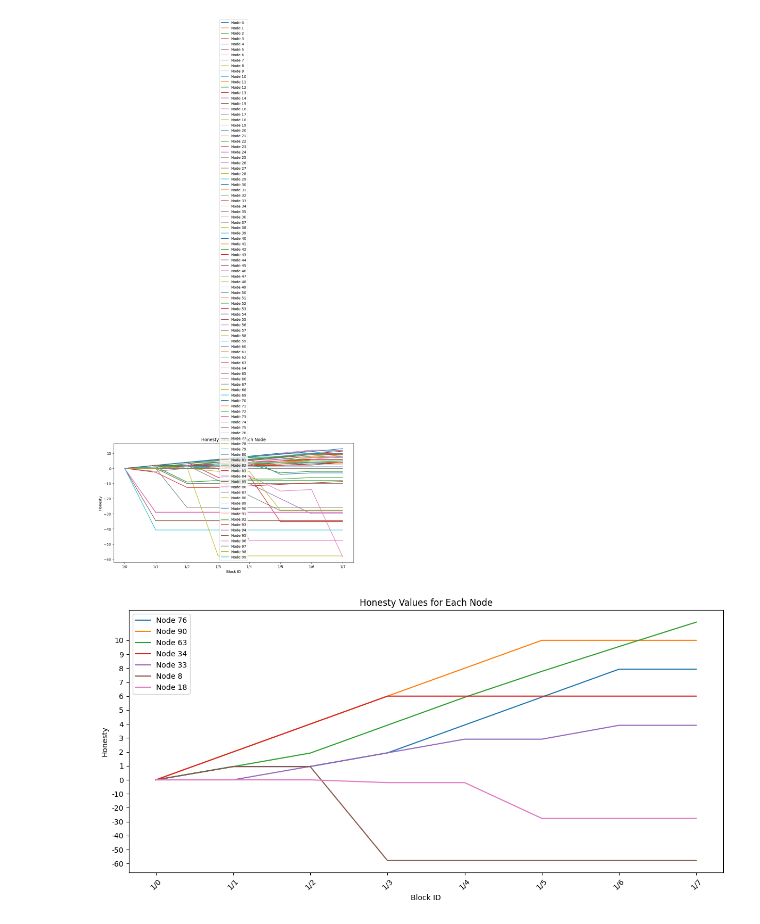
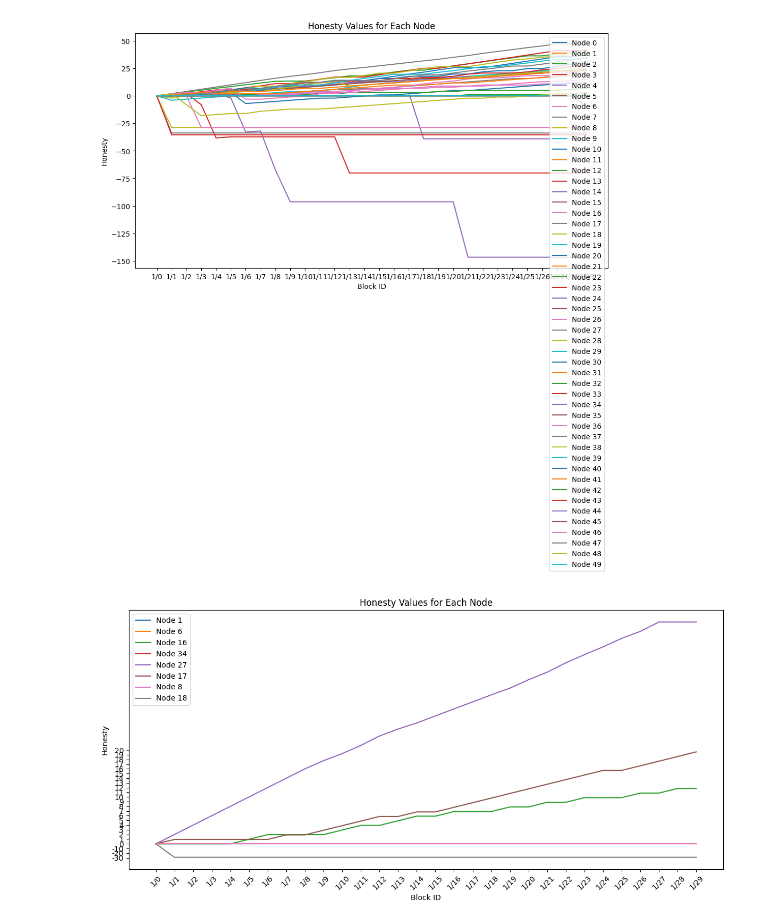
Before and after one commit to PFEWorkspace/code, a Jupyter notebook: scratch/subdir/utils/plot.ipynb, the cells around one changed output. Drawn from its saved outputs; the diff is of its cells as text; code cells hidden in the pictures.

Commit message:
score selection with 50 nodes and alpha 0.2 simulation done

```diff
--- a/scratch/subdir/utils/plot.ipynb
+++ b/scratch/subdir/utils/plot.ipynb
@@ -1,7 +30,7 @@
 # %%
 import json
 import numpy as np
-with open("../../../blockchain.json",'r') as f:
+with open("../results/score_alpha02_nodes50/blockchain.json",'r') as f:
     data = json.load(f)
 # %%
 # Create a dictionary to store honesty values for each nodeId
@@ -20,7 +49,7 @@ for json_obj in data:
             honesty_values_dict[node_id].append(honesty)
 
 # Print honesty values for each node in a single line
-for node_id in range(0, 100):  # Assuming node IDs are from 1 to 100
+for node_id in range(0, 50):  # Assuming node IDs are from 1 to 100
     if node_id in honesty_values_dict:
         honesty_list = honesty_values_dict[node_id]
         if len(honesty_list)==7 :
@@ -78,40 +107,40 @@ plt.tight_layout()
 # Show or save the plot
 plt.show()
 # %% [output]
-[figure, old version]
+[figure, new version]
 # %%
-y = [-6,-5,-4,-3, -2, -1, 0,1,2,3,4,5,6,7,8,9,10]
-y_ticks = [-60,-50,-40,-30, -20,-10, 0,1,2,3,4,5,6,7,8,9,10]  # Custom y-axis tick values
+y = [-3, -2, -1, 0,1,2,3,4,5,6,7,8,9,10,11,12,13,14,15,16,17,18,19,20]
+y_ticks = [-30, -20,-10, 0,1,2,3,4,5,6,7,8,9,10,11,12,13,14,15,16,17,18,19,20]  # Custom y-axis tick values
 
 
 def process_y_values(y_values):
     return [y / 10 if y < 0 else y for y in y_values]
 
 
 
-specific_node_ids = [76,90,63,34,33,8,18]
+specific_node_ids = [1,6,16,34,27,17,8,18]
 
 # Prepare data for plotting
 # node_ids = sorted(honesty_values_dict.keys())
 block_ids = [json_obj['BlockId'] for json_obj in data]
 
 plt.figure(figsize=(12, 6))
 
 # Plot honesty values for each node
 for node_id in specific_node_ids:
     honesty_values = honesty_values_dict[node_id]
     plt.plot(block_ids, process_y_values(honesty_values), label=f'Node {node_id}')
 
 plt.xlabel('Block ID')
 plt.ylabel('Honesty')
 plt.title('Honesty Values for Each Node')
 plt.legend()
 plt.xticks(rotation=45)
 plt.yticks(y, y_ticks)
 # plt.yscale('logit')
 plt.tight_layout()
 
 # Show or save the plot
 plt.show()
 # %% [output]
-[figure, old version]
+[figure, new version]
```
Also changed, not shown: parts of 3 cells of this notebook, 7 other files.
